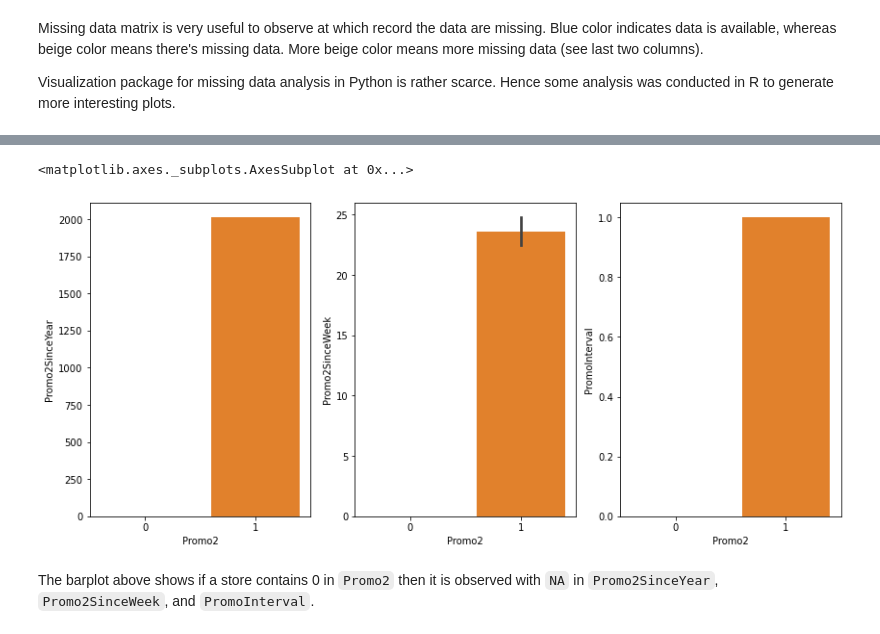
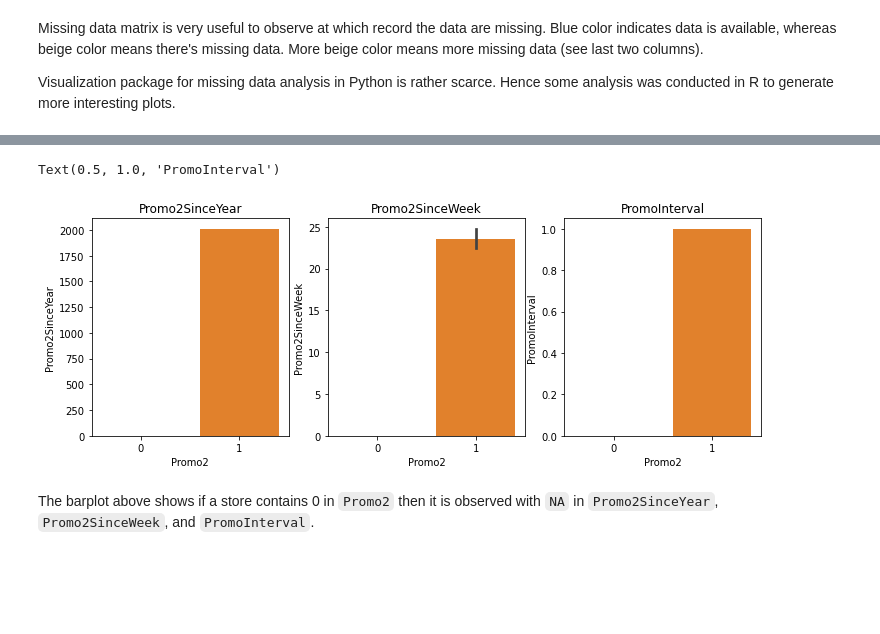
Before and after one commit to lucastancm96/drug_store_sales_forecast, a Jupyter notebook: script/sales_forecast.ipynb, the cells around one changed output, grey strips where cells are left out. Cells and saved outputs as stored; diff of their text form; code cells hidden in the pictures; blank space fills up the shorter version.

```diff
--- a/script/sales_forecast.ipynb
+++ b/script/sales_forecast.ipynb
@@ -155,12 +155,15 @@ Visualize the missing data in `Promo2SinceYear`, `Promo2SinceWeek`, and `PromoIn
 # %%
 store_copy = store.copy()
 store_copy['PromoInterval'] = store_copy['PromoInterval'].apply(lambda x: np.NaN if x is np.NaN else 1)
-fig, ax = plt.subplots(1,3, figsize=(14,6))
+fig, ax = plt.subplots(1,3, figsize=(12,4))
 sns.barplot(x='Promo2', y='Promo2SinceYear', data=store,ax=ax[0])
+ax[0].set_title('Promo2SinceYear')
 sns.barplot(x='Promo2', y='Promo2SinceWeek', data=store,ax=ax[1])
+ax[1].set_title('Promo2SinceWeek')
 sns.barplot(x='Promo2', y='PromoInterval', data=store_copy,ax=ax[2])
+ax[2].set_title('PromoInterval')
 # %% [output]
-<matplotlib.axes._subplots.AxesSubplot at 0x...>
+Text(0.5, 1.0, 'PromoInterval')
-[figure, old version]
+[figure, new version]
 # %% [markdown]
 The barplot above shows if a store contains 0 in `Promo2` then it is observed with `NA` in `Promo2SinceYear`, `Promo2SinceWeek`, and `PromoInterval`.
```
Also changed, not shown: 2 other files.
